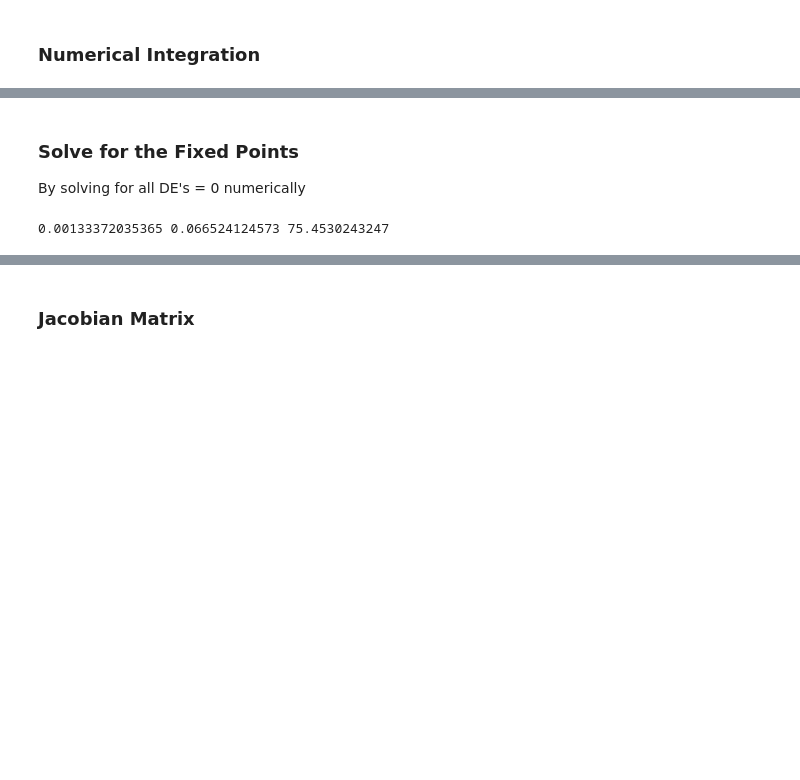
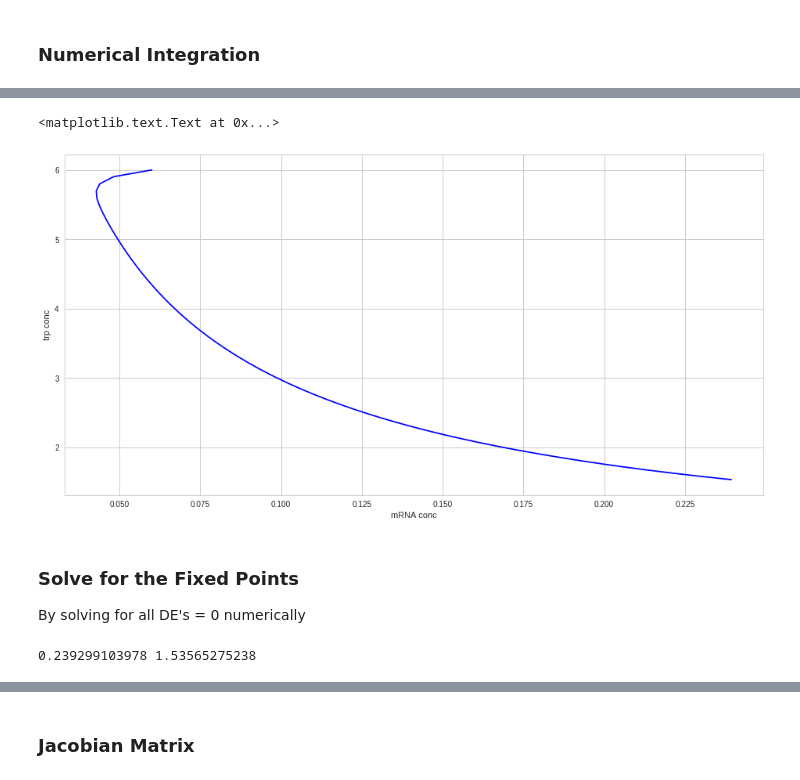
Before and after one commit to phuongho43/beng125-trpOperon, a Jupyter notebook: trpOperon.ipynb, the cells around one changed output, grey strips where cells are left out. Drawn from its saved outputs; the diff is of its cells as text; code cells hidden in the pictures; blank space fills up the shorter version.

```diff
--- a/trpOperon.ipynb
+++ b/trpOperon.ipynb
@@ -86,3 +97,11 @@ plt.plot(t, sol[:,2], 'b--')
+# %%
+plt.figure(figsize=(16,8))
+plt.plot(sol[:,0], sol[:,1], 'b')
+plt.xlabel('mRNA conc')
+plt.ylabel('trp conc')
+# %% [output]
+<matplotlib.text.Text at 0x...>
+[figure, added]
 # %% [markdown]
 ### Solve for the Fixed Points
 By solving for all DE's = 0 numerically
@@ -91,4 +110,4 @@ x_star, y_star, z_star =  fsolve(trp_eqs, (1, 1, 1))
 # %%
-print(x_star, y_star, z_star)
+print(x_star, y_star)
 # %% [output]
-0.00133372035365 0.066524124573 75.4530243247
+0.239299103978 1.53565275238
```
Also changed, not shown: parts of 19 cells of this notebook, 5 other files.
